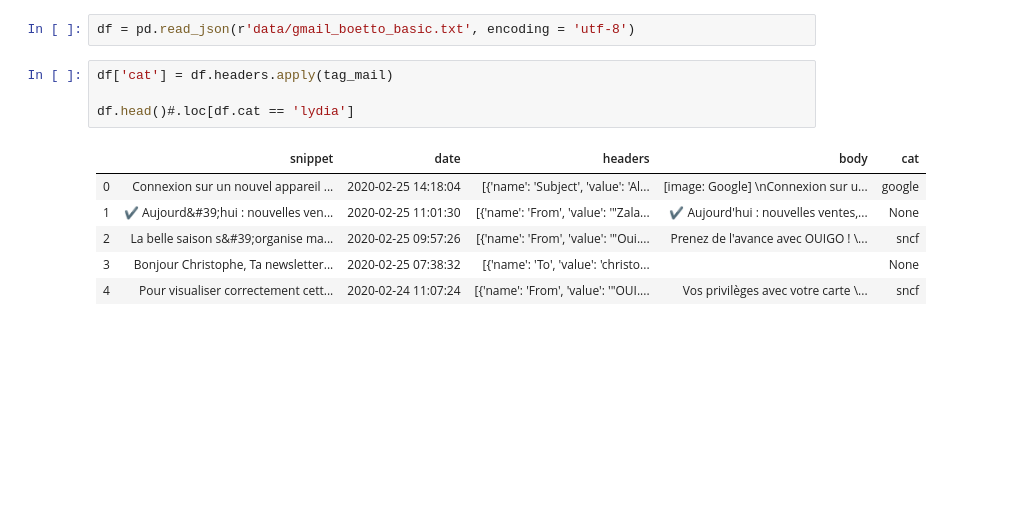
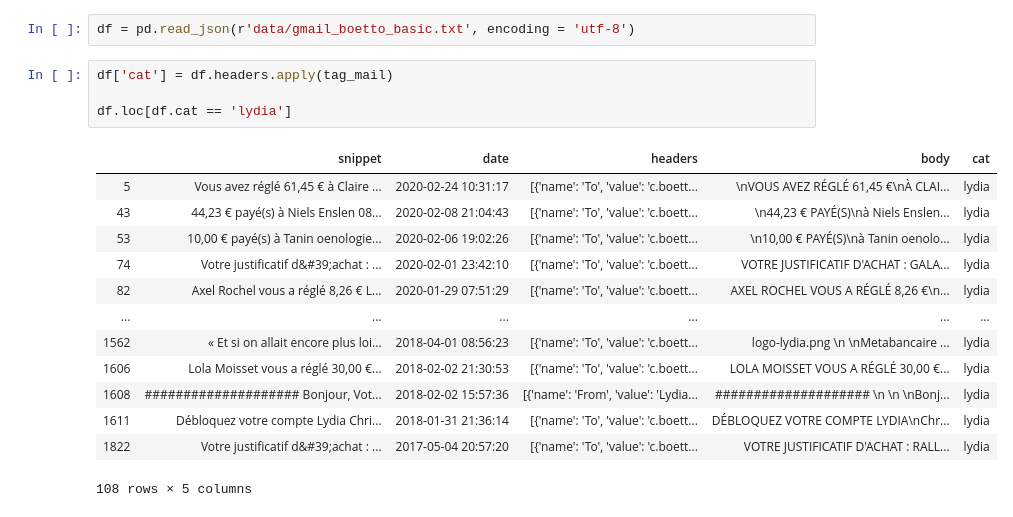
Before and after one commit to EtienneTurc/WhoAmIDataServer, a Jupyter notebook: Models/Mails_lydia.ipynb, the cells around one changed output. Cells and saved outputs as stored; diff of their text form; blank space fills up the shorter version.

```diff
--- a/Models/Mails_lydia.ipynb
+++ b/Models/Mails_lydia.ipynb
@@ -10,14 +10,21 @@ df = pd.read_json(r'data/gmail_boetto_basic.txt', encoding = 'utf-8')
 # %%
 df['cat'] = df.headers.apply(tag_mail)
 
-df.head()#.loc[df.cat == 'lydia']
+df.loc[df.cat == 'lydia']
 # %% [output]
 |  | snippet | date | headers | body | cat |
-| 0 | Connexion sur un nouvel appareil ... | 2020-02-25 14:18:04 | [{'name': 'Subject', 'value': 'Al... | [image: Google] \nConnexion sur u... | google |
-| 1 | ✔ Aujourd&#39;hui : nouvelles ven... | 2020-02-25 11:01:30 | [{'name': 'From', 'value': '"Zala... | ✔ Aujourd'hui : nouvelles ventes,... | None |
-| 2 | La belle saison s&#39;organise ma... | 2020-02-25 09:57:26 | [{'name': 'From', 'value': '"Oui.... | Prenez de l'avance avec OUIGO ! \... | sncf |
-| 3 | Bonjour Christophe, Ta newsletter... | 2020-02-25 07:38:32 | [{'name': 'To', 'value': 'christo... |  | None |
-| 4 | Pour visualiser correctement cett... | 2020-02-24 11:07:24 | [{'name': 'From', 'value': '"OUI.... | Vos privilèges avec votre carte \... | sncf |
+| 5 | Vous avez réglé 61,45 € à Claire ... | 2020-02-24 10:31:17 | [{'name': 'To', 'value': 'c.boett... | \nVOUS AVEZ RÉGLÉ 61,45 €\nÀ CLAI... | lydia |
+| 43 | 44,23 € payé(s) à Niels Enslen 08... | 2020-02-08 21:04:43 | [{'name': 'To', 'value': 'c.boett... | \n44,23 € PAYÉ(S)\nà Niels Enslen... | lydia |
+| 53 | 10,00 € payé(s) à Tanin oenologie... | 2020-02-06 19:02:26 | [{'name': 'To', 'value': 'c.boett... | \n10,00 € PAYÉ(S)\nà Tanin oenolo... | lydia |
+| 74 | Votre justificatif d&#39;achat : ... | 2020-02-01 23:42:10 | [{'name': 'To', 'value': 'c.boett... | VOTRE JUSTIFICATIF D'ACHAT : GALA... | lydia |
+| 82 | Axel Rochel vous a réglé 8,26 € L... | 2020-01-29 07:51:29 | [{'name': 'To', 'value': 'c.boett... | AXEL ROCHEL VOUS A RÉGLÉ 8,26 €\n... | lydia |
+| ... | ... | ... | ... | ... | ... |
+| 1562 | « Et si on allait encore plus loi... | 2018-04-01 08:56:23 | [{'name': 'To', 'value': 'c.boett... | logo-lydia.png \n \nMetabancaire ... | lydia |
+| 1606 | Lola Moisset vous a réglé 30,00 €... | 2018-02-02 21:30:53 | [{'name': 'To', 'value': 'c.boett... | LOLA MOISSET VOUS A RÉGLÉ 30,00 €... | lydia |
+| 1608 | #################### Bonjour, Vot... | 2018-02-02 15:57:36 | [{'name': 'From', 'value': 'Lydia... | #################### \n \n \nBonj... | lydia |
+| 1611 | Débloquez votre compte Lydia Chri... | 2018-01-31 21:36:14 | [{'name': 'To', 'value': 'c.boett... | DÉBLOQUEZ VOTRE COMPTE LYDIA\nChr... | lydia |
+| 1822 | Votre justificatif d&#39;achat : ... | 2017-05-04 20:57:20 | [{'name': 'To', 'value': 'c.boett... | VOTRE JUSTIFICATIF D'ACHAT : RALL... | lydia |
+108 rows × 5 columns
 # %%
 import plotly.express as px
 
```
Also changed, not shown: parts of 6 cells of this notebook, 2 other files.
